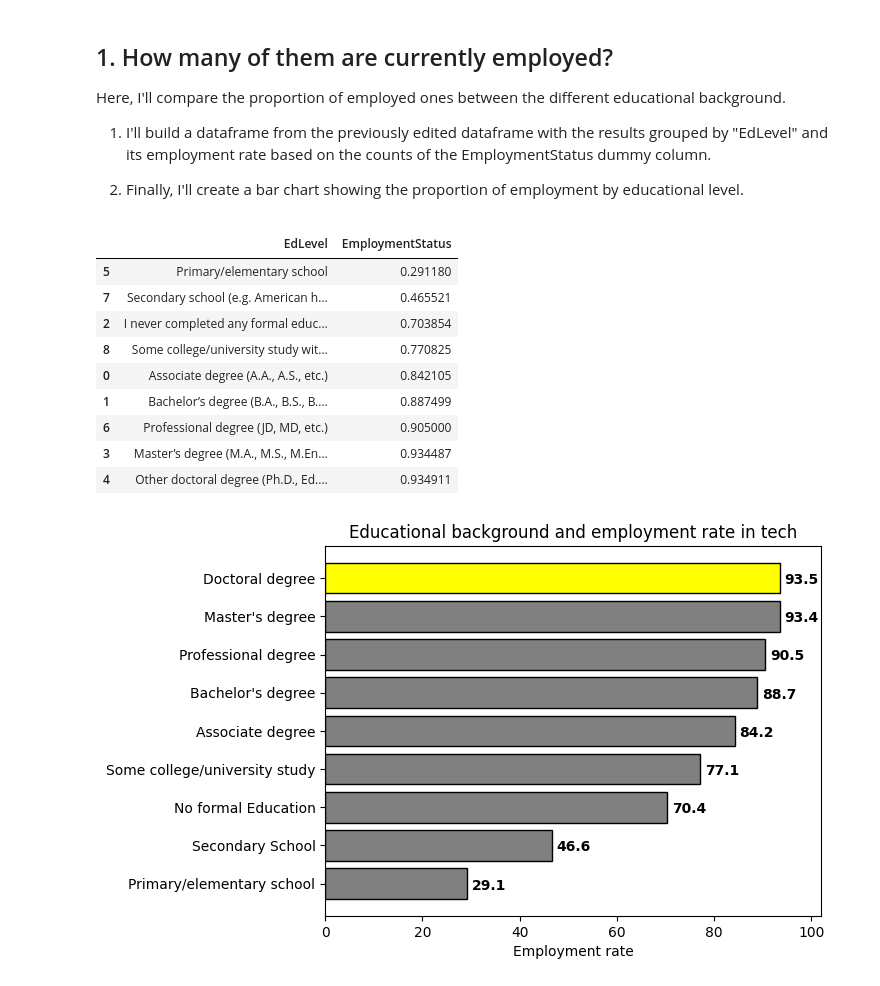
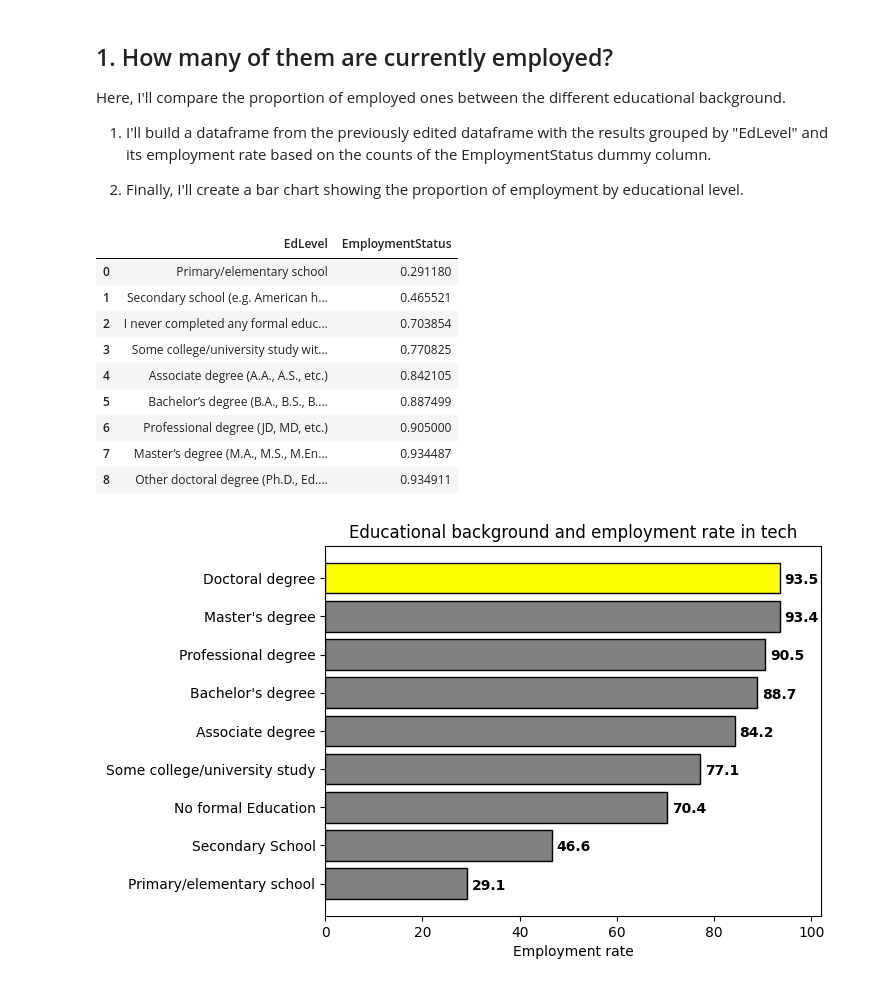
Before and after one commit to mguidoti/DSND-p1-blog, a Jupyter notebook: stackoverflow_survey_2020.ipynb, the cells around one changed output. Saved outputs shown, nothing was run; the diff lists cells and outputs as text; code cells hidden in the pictures.

```diff
--- a/stackoverflow_survey_2020.ipynb
+++ b/stackoverflow_survey_2020.ipynb
@@ -139,23 +139,23 @@ Here, I'll compare the proportion of employed ones between the different educati
 # %%
 # Create a new dataframe dividing the counts of "EmploymentStatus" = "Employed", grouped by "EdLevel", by the total count of "EmploymentStatus" based on "EdLevel"
 df_results01 = df_narrowed[["EdLevel", "EmploymentStatus"]][df_narrowed["EmploymentStatus"] == "Employed"].groupby("EdLevel").count() / df_narrowed[["EdLevel", "EmploymentStatus"]].groupby("EdLevel").count()
 
-df_results01 = df_results01.reset_index()
+df_results01 = df_results01.sort_values(["EmploymentStatus"]).reset_index()
 
-df_results01.sort_values(["EmploymentStatus"], inplace=True)
+#df_results01.sort_values(["EmploymentStatus"], inplace=True)
 
 df_results01
 # %% [output]
 |  | EdLevel | EmploymentStatus |
-| 5 | Primary/elementary school | 0.291180 |
-| 7 | Secondary school (e.g. American h... | 0.465521 |
+| 0 | Primary/elementary school | 0.291180 |
+| 1 | Secondary school (e.g. American h... | 0.465521 |
 | 2 | I never completed any formal educ... | 0.703854 |
-| 8 | Some college/university study wit... | 0.770825 |
-| 0 | Associate degree (A.A., A.S., etc.) | 0.842105 |
-| 1 | Bachelor’s degree (B.A., B.S., B.... | 0.887499 |
+| 3 | Some college/university study wit... | 0.770825 |
+| 4 | Associate degree (A.A., A.S., etc.) | 0.842105 |
+| 5 | Bachelor’s degree (B.A., B.S., B.... | 0.887499 |
 | 6 | Professional degree (JD, MD, etc.) | 0.905000 |
-| 3 | Master’s degree (M.A., M.S., M.En... | 0.934487 |
-| 4 | Other doctoral degree (Ph.D., Ed.... | 0.934911 |
+| 7 | Master’s degree (M.A., M.S., M.En... | 0.934487 |
+| 8 | Other doctoral degree (Ph.D., Ed.... | 0.934911 |
 # %%
 # Create the plot
 fig, ax = plt.subplots()
```
Also changed, not shown: parts of 2 cells of this notebook.
